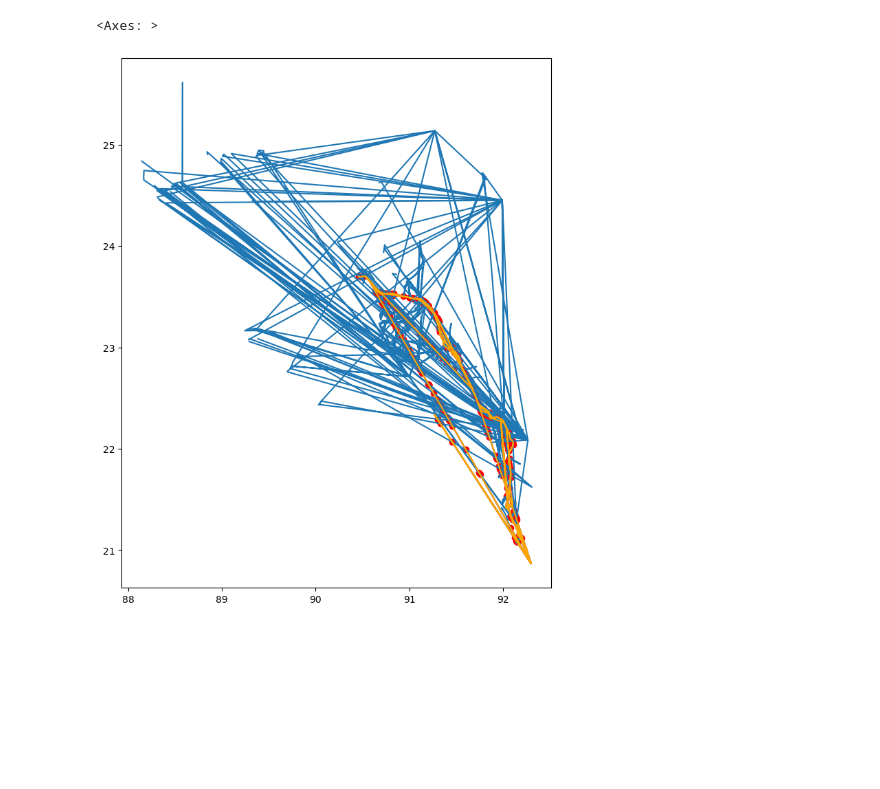
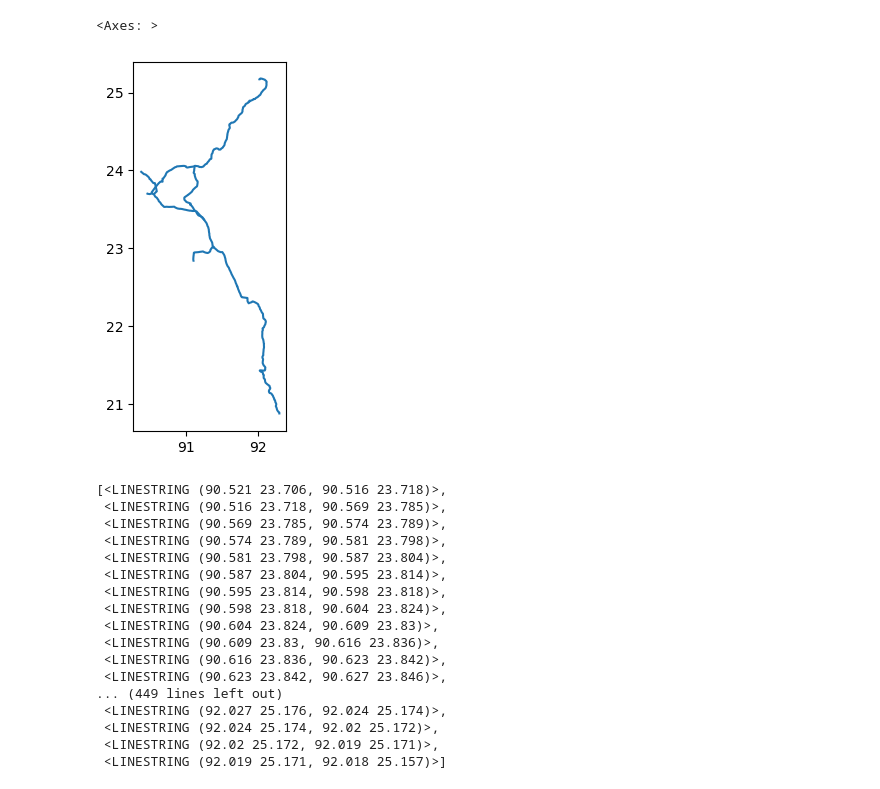
Before and after one commit to mlmoleman/EPA133a-G07-A3, a Jupyter notebook: model/Intersections.ipynb, the cells around one changed output. Cells and saved outputs as stored; diff of their text form; code cells hidden in the pictures; blank space fills up the shorter version.

```diff
--- a/model/Intersections.ipynb
+++ b/model/Intersections.ipynb
@@ -10,7 +11,7 @@ import shapely
 # %%
 main_folder_path =os.path.normpath(os.getcwd() + os.sep + os.pardir)
 # %%
-df =pd.read_excel(main_folder_path+"\\data\\BMMS_assig1.xlsx")
+df =pd.read_csv(main_folder_path+"\\data\\bridges_cleaned.csv")
 # %%
 df
 # %% [output]
@@ -56,12 +57,16 @@ cx.add_basemap(ax,crs="EPSG:4326")
+# %%
+road_names =gdf["road"].unique()
+road_names_N1=[road for road in road_names if road.startswith("N")]
 # %%
-road_names =gdf["road"].unique()
+
 # print(road_names)
 line_dict = {}
-for road_name in road_names:
+for road_name in road_names_N1:
+    # if road_name.startswith('N'):
+    bridges_road = gdf[gdf["road"] == road_name]
+        # bridges_road=bridges_road.sort_ values(by=['km'])
+    if len(bridges_road["geometry"]) >= 2:
 
-    bridges_road = gdf[gdf["road"] == road_name]
-    # bridges_road=bridges_road.sort_values(by=['km'])
-    if len(bridges_road["geometry"]) >= 2:
         line_dict[road_name] =LineString(bridges_road["geometry"])
 
 
@@ -82,8 +117,30 @@ intersections =gseries["N1"].intersection(Intersecting)
+# %%
+filter =['N1', 'N102', 'N104', 'N105', 'N112', 'N120', 'N129', 'N2', 'N203', 'N209']
 # %%
-fig, ax = plt.subplots(1,1,figsize=(10,10))
-gpd.GeoSeries(intersections, crs=4326).plot(ax=ax,color="red")
-gpd.GeoSeries(Intersecting, crs=4326).plot(ax=ax)
-gpd.GeoSeries(gseries["N1"],crs=4326).plot(ax=ax,color="orange")
+gseries[gseries.index.isin(filter)].plot()
 # %% [output]
 <Axes: >
-[figure, old version]
+[figure, new version]
+# %%
+
+multi_point =intersections[1]
+
+[p for p in multi_point.geoms]
+# %% [output]
+[<LINESTRING (90.521 23.706, 90.516 23.718)>,
+ <LINESTRING (90.516 23.718, 90.569 23.785)>,
+ <LINESTRING (90.569 23.785, 90.574 23.789)>,
+ <LINESTRING (90.574 23.789, 90.581 23.798)>,
+ <LINESTRING (90.581 23.798, 90.587 23.804)>,
+ <LINESTRING (90.587 23.804, 90.595 23.814)>,
+ <LINESTRING (90.595 23.814, 90.598 23.818)>,
+ <LINESTRING (90.598 23.818, 90.604 23.824)>,
+ <LINESTRING (90.604 23.824, 90.609 23.83)>,
+ <LINESTRING (90.609 23.83, 90.616 23.836)>,
+ <LINESTRING (90.616 23.836, 90.623 23.842)>,
+ <LINESTRING (90.623 23.842, 90.627 23.846)>,
+... (449 lines left out)
+ <LINESTRING (92.027 25.176, 92.024 25.174)>,
+ <LINESTRING (92.024 25.174, 92.02 25.172)>,
+ <LINESTRING (92.02 25.172, 92.019 25.171)>,
+ <LINESTRING (92.019 25.171, 92.018 25.157)>]
```
Also changed, not shown: parts of 15 cells of this notebook, 3 other files.
